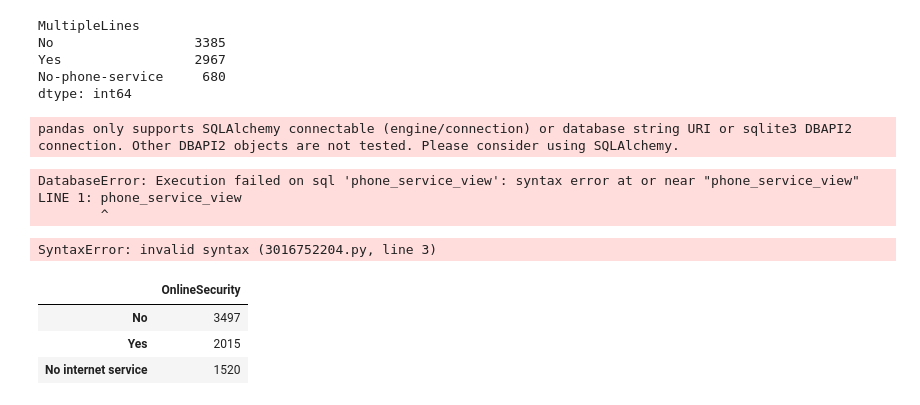
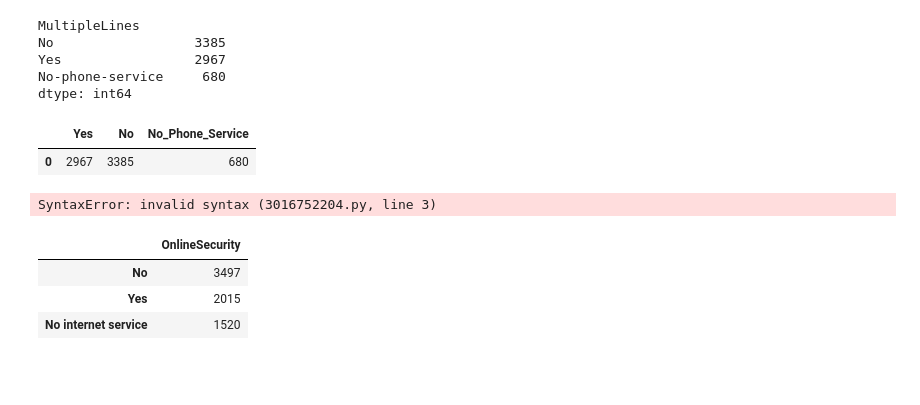
Before and after one commit to ihavenoideaforusername/kaggel_telco_customer, a Jupyter notebook: app.ipynb, the cells around one changed output. Drawn from its saved outputs; the diff is of its cells as text; code cells hidden in the pictures; blank space fills up the shorter version.

Commit message:
repaired CREATE_PHONESERVICE_VIEW query

```diff
--- a/app.ipynb
+++ b/app.ipynb
@@ -62,5 +62,5 @@ taken_actions['2'] = 'replaced spaces from values of rows to a dash (-)'
 # %%
 #we save the data to a database after cleaning is done
 db = create_engine(database_uri)
-with db.connect() as conn:
-    df.to_sql('telco_churn', conn, if_exists='replace')
+#with db.connect() as conn:
+    #df.to_sql('telco_churn', conn, if_exists='replace')
@@ -105,24 +103,24 @@ dtype: int64
 # %%
 #now we will make chart of amount of customers using additional services, let's begin from Phone Service
 CREATE_PHONESERVICE_VIEW = """
 CREATE VIEW phone_service_view AS
 SELECT
 (SELECT COUNT("MultipleLines") AS "Yes" FROM telco_churn WHERE "MultipleLines" = 'Yes'),
 (SELECT COUNT("MultipleLines") AS "No" FROM telco_churn WHERE "MultipleLines" = 'No'),
 (SELECT COUNT("MultipleLines") AS "No_Phone_Service" FROM telco_churn WHERE "MultipleLines" = 'No-phone-service')
 FROM telco_churn;"""
 PHONE_SERVICE_VIEW = "SELECT * FROM phone_service_view;"
 #with connection:
     #with connection.cursor() as cursor:
         #cursor.execute(CREATE_PHONESERVICE_VIEW)
+with db.connect() as conn:
+    phone_service = pd.read_sql_query(PHONE_SERVICE_VIEW, conn)
 
-phone_service = pd.read_sql('phone_service_view', connection)
+phone_service = phone_service.iloc[[0]]
 phone_service
 # %% [output]
-pandas only supports SQLAlchemy connectable (engine/connection) or database string URI or sqlite3 DBAPI2 connection. Other DBAPI2 objects are not tested. Please consider using SQLAlchemy.
-DatabaseError: Execution failed on sql 'phone_service_view': syntax error at or near "phone_service_view"
-LINE 1: phone_service_view
-        ^
+|  | Yes | No | No_Phone_Service |
+| 0 | 2967 | 3385 | 680 |
 # %%
 phoneservice_bar = go.Bar(
     name='Phone Service',
```
Also changed, not shown: parts of 3 cells of this notebook.
